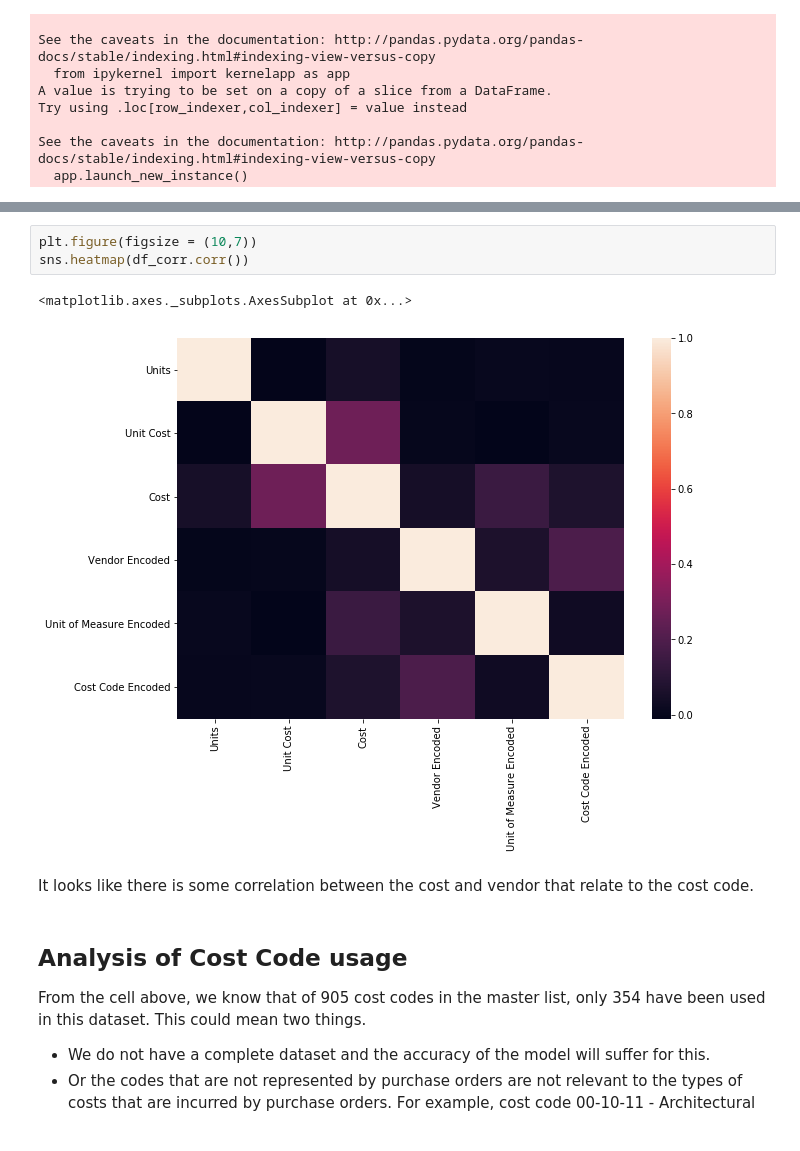
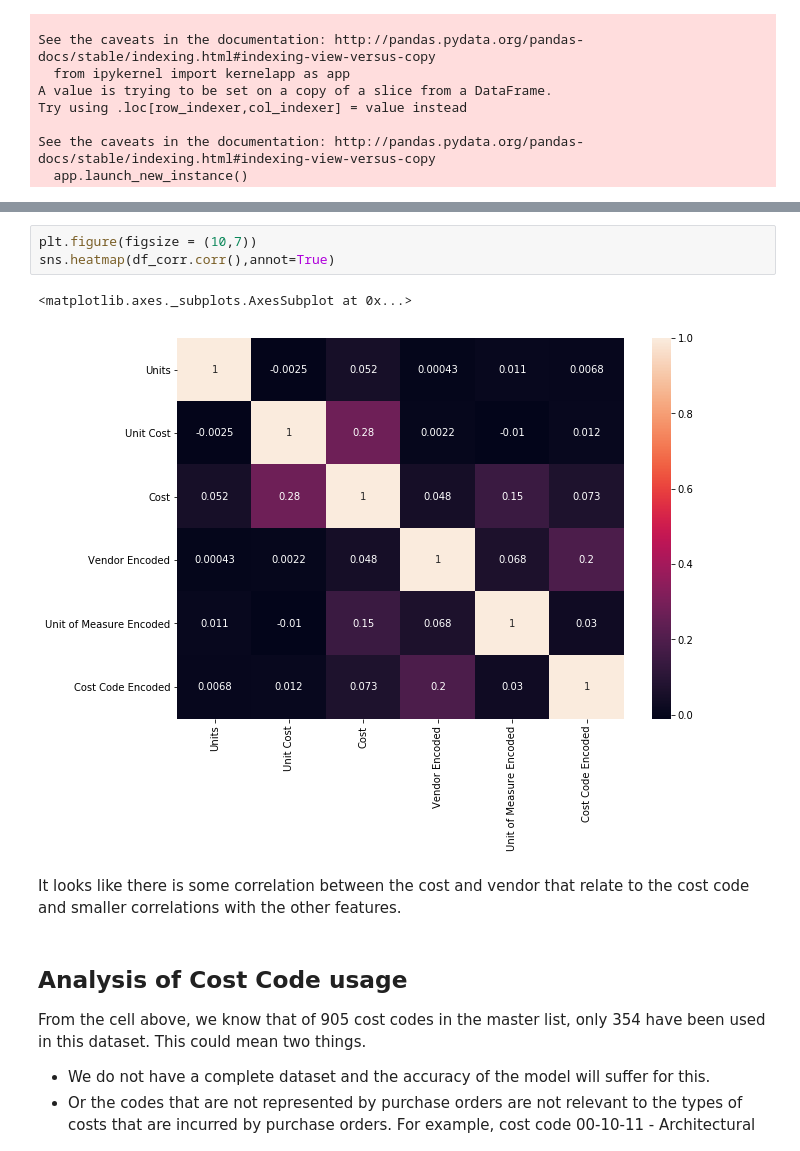
Before and after one commit to Daniel-M-Kelly/Udacity-MLND-Project, a Jupyter notebook: PO_Dataset_Exploration.ipynb, the cells around one changed output, grey strips where cells are left out. Drawn from its saved outputs; the diff is of its cells as text.

```diff
--- a/PO_Dataset_Exploration.ipynb
+++ b/PO_Dataset_Exploration.ipynb
@@ -180,12 +180,12 @@ Cost Code Encoded            int64
 dtype: object
 # %%
 plt.figure(figsize = (10,7))
-sns.heatmap(df_corr.corr())
+sns.heatmap(df_corr.corr(),annot=True)
 # %% [output]
 <matplotlib.axes._subplots.AxesSubplot at 0x...>
-[figure, old version]
+[figure, new version]
 # %% [markdown]
-It looks like there is some correlation between the cost and vendor that relate to the cost code.
+It looks like there is some correlation between the cost and vendor that relate to the cost code and smaller correlations with the other features.
 # %% [markdown]
 ## Analysis of Cost Code usage
 
```
Also changed, not shown: parts of 2 cells of this notebook, 1 other file.
